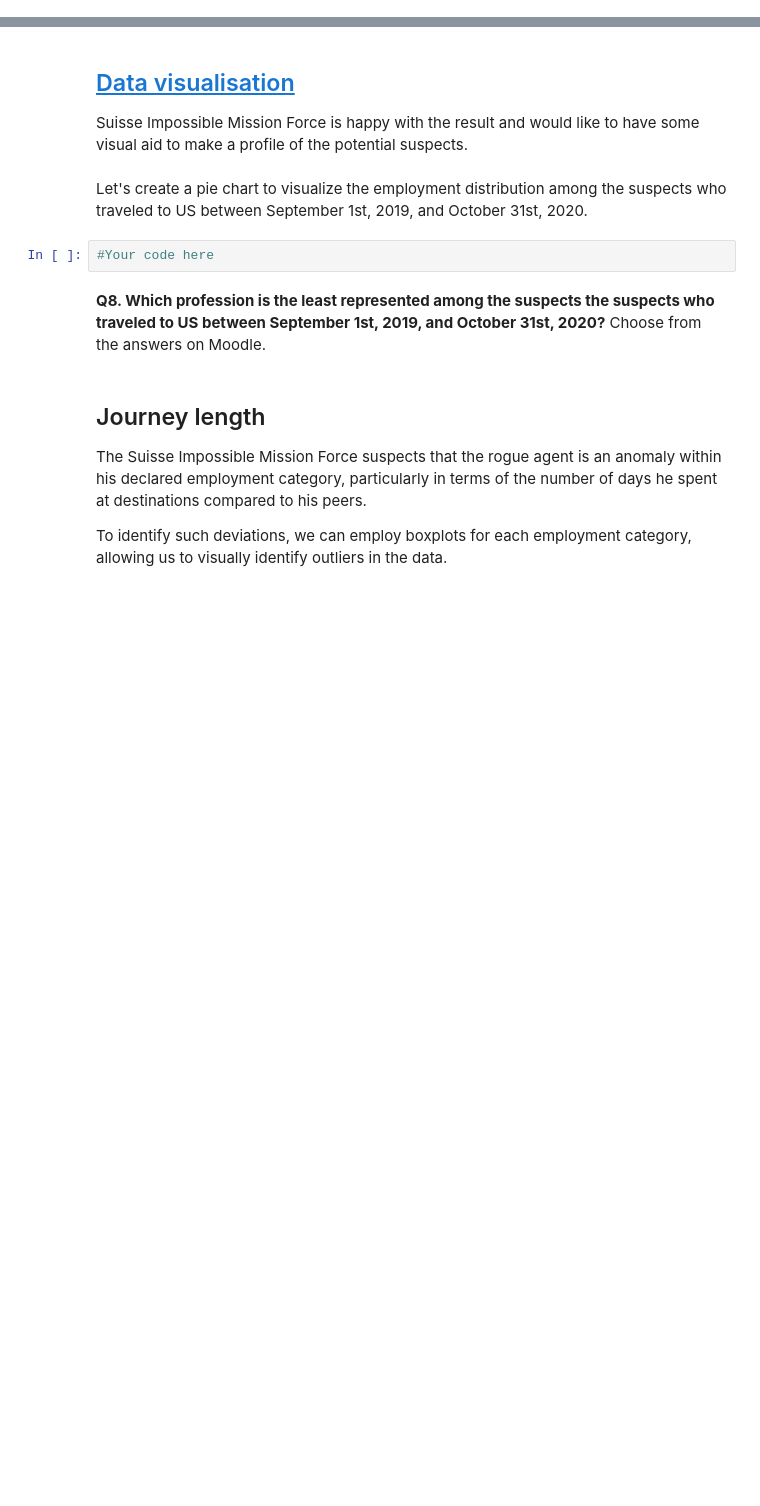
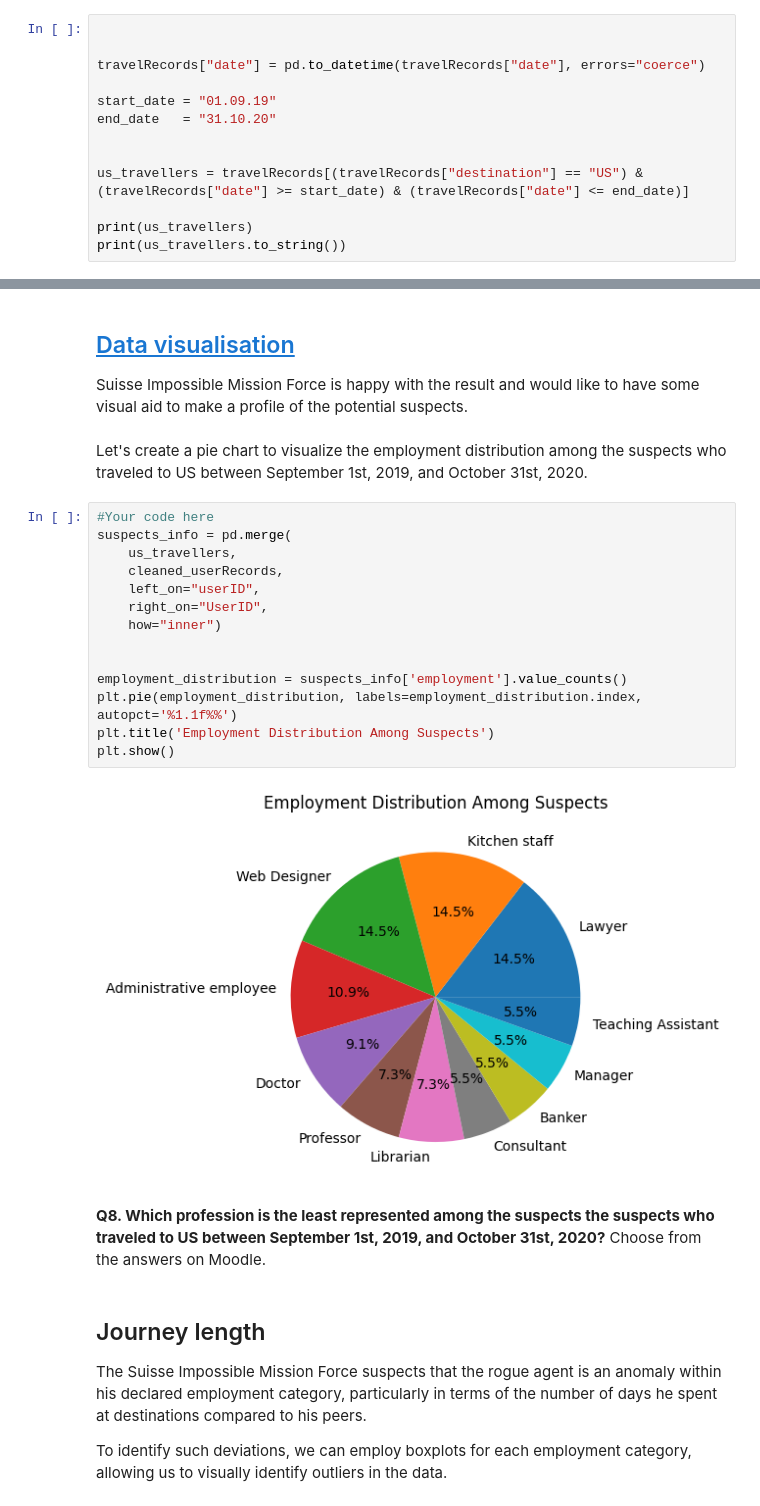
Before and after one commit to clap-b/thedarezone-landing-69064, a Jupyter notebook: Assignements/Part 1/Assignment_part_1.ipynb, the cells around one changed output, grey strips where cells are left out. Drawn from its saved outputs; the diff is of its cells as text; blank space fills up the shorter version.

```diff
--- a/Assignements/Part 1/Assignment_part_1.ipynb
+++ b/Assignements/Part 1/Assignment_part_1.ipynb
@@ -327,0 +325,13 @@ NameError: name 'travelRecords' is not defined
+# %%
+
+
+travelRecords["date"] = pd.to_datetime(travelRecords["date"], errors="coerce")
+
+start_date = "01.09.19"
+end_date   = "31.10.20"
+
+
+us_travellers = travelRecords[(travelRecords["destination"] == "US") & (travelRecords["date"] >= start_date) & (travelRecords["date"] <= end_date)]
+
+print(us_travellers)
+print(us_travellers.to_string())
@@ -335,8 +363,22 @@ NameError: name 'travelRecords' is not defined
  Suisse Impossible Mission Force is happy with the result and would like to have some visual aid to make a profile of the potential suspects.
 # %% [markdown]
 Let's create a pie chart to visualize the employment distribution among the suspects who traveled to US between September 1st, 2019, and October 31st, 2020.
-# %%
-#Your code here
+# %%
+#Your code here
+suspects_info = pd.merge(
+    us_travellers,
+    cleaned_userRecords,
+    left_on="userID",
+    right_on="UserID",
+    how="inner")
+
+
+employment_distribution = suspects_info['employment'].value_counts()
+plt.pie(employment_distribution, labels=employment_distribution.index, autopct='%1.1f%%')
+plt.title('Employment Distribution Among Suspects')
+plt.show()
+# %% [output]
+[figure, added]
 # %% [markdown]
 **Q8. Which profession is the least represented among the suspects the suspects who traveled to US between September 1st, 2019, and October 31st, 2020?**
  Choose from the answers on Moodle.
```
Also changed, not shown: parts of 13 cells of this notebook.
